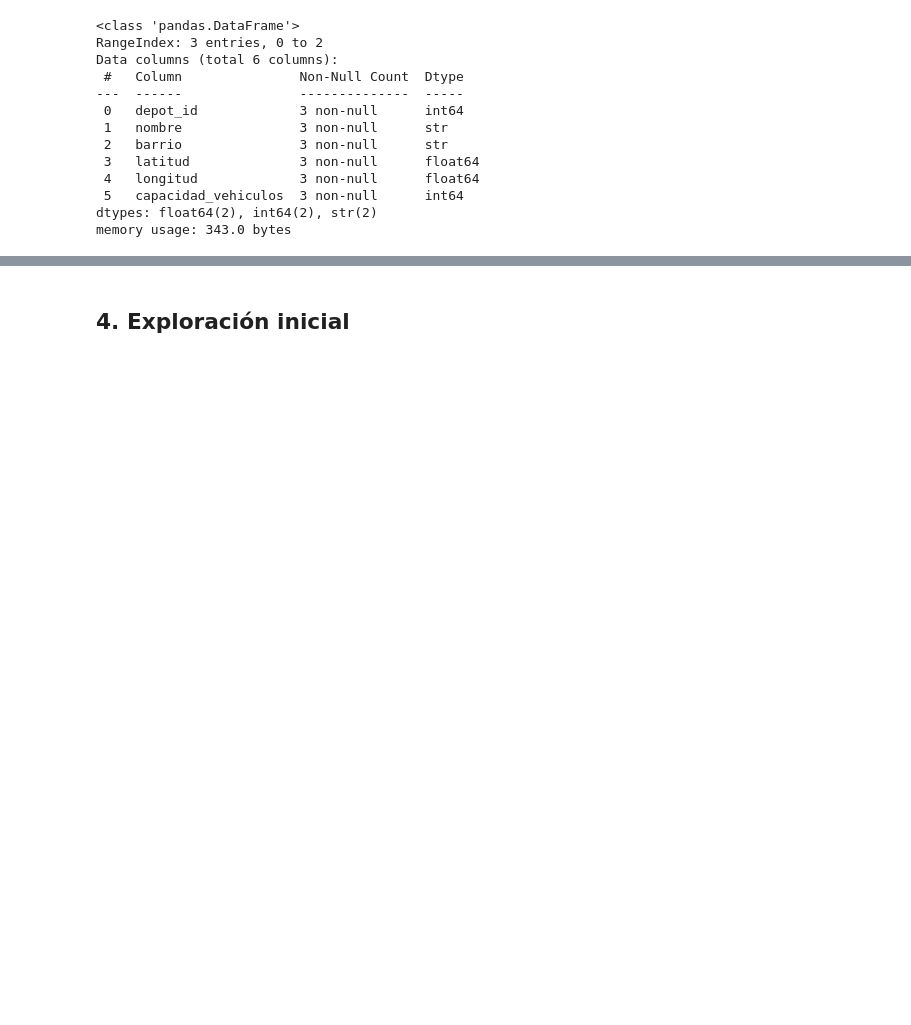
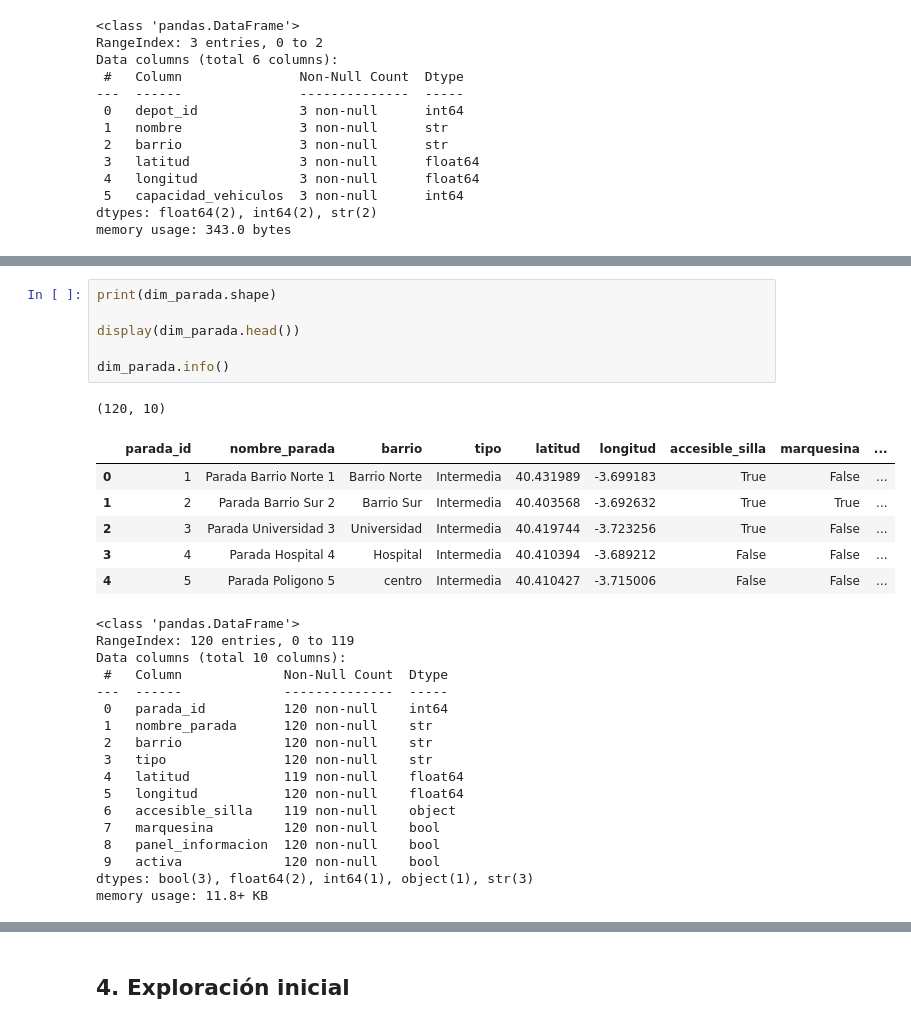
Before and after one commit to Gonzalo-6/Arranz_Alonso_Gonzalo_ProyectoFinal, a Jupyter notebook: 01_eda.ipynb, the cells around one changed output, grey strips where cells are left out. Drawn from its saved outputs; the diff is of its cells as text; blank space fills up the shorter version.

Commit message:
shape, head e info todas las tablas

```diff
--- a/01_eda.ipynb
+++ b/01_eda.ipynb
@@ -75,0 +128,31 @@ memory usage: 343.0 bytes
+# %%
+print(dim_parada.shape)
+
+display(dim_parada.head())
+
+dim_parada.info()
+# %% [output]
+(120, 10)
+|  | parada_id | nombre_parada | barrio | tipo | latitud | longitud | accesible_silla | marquesina | ... |
+| 0 | 1 | Parada Barrio Norte 1 | Barrio Norte | Intermedia | 40.431989 | -3.699183 | True | False | ... |
+| 1 | 2 | Parada Barrio Sur 2 | Barrio Sur | Intermedia | 40.403568 | -3.692632 | True | True | ... |
+| 2 | 3 | Parada Universidad 3 | Universidad | Intermedia | 40.419744 | -3.723256 | True | False | ... |
+| 3 | 4 | Parada Hospital 4 | Hospital | Intermedia | 40.410394 | -3.689212 | False | False | ... |
+| 4 | 5 | Parada Poligono 5 | centro | Intermedia | 40.410427 | -3.715006 | False | False | ... |
+<class 'pandas.DataFrame'>
+RangeIndex: 120 entries, 0 to 119
+Data columns (total 10 columns):
+ #   Column             Non-Null Count  Dtype
+---  ------             --------------  -----
+ 0   parada_id          120 non-null    int64
+ 1   nombre_parada      120 non-null    str
+ 2   barrio             120 non-null    str
+ 3   tipo               120 non-null    str
+ 4   latitud            119 non-null    float64
+ 5   longitud           120 non-null    float64
+ 6   accesible_silla    119 non-null    object
+ 7   marquesina         120 non-null    bool
+ 8   panel_informacion  120 non-null    bool
+ 9   activa             120 non-null    bool
+dtypes: bool(3), float64(2), int64(1), object(1), str(3)
+memory usage: 11.8+ KB
```
Also changed, not shown: parts of 8 cells of this notebook, 1 other file.
